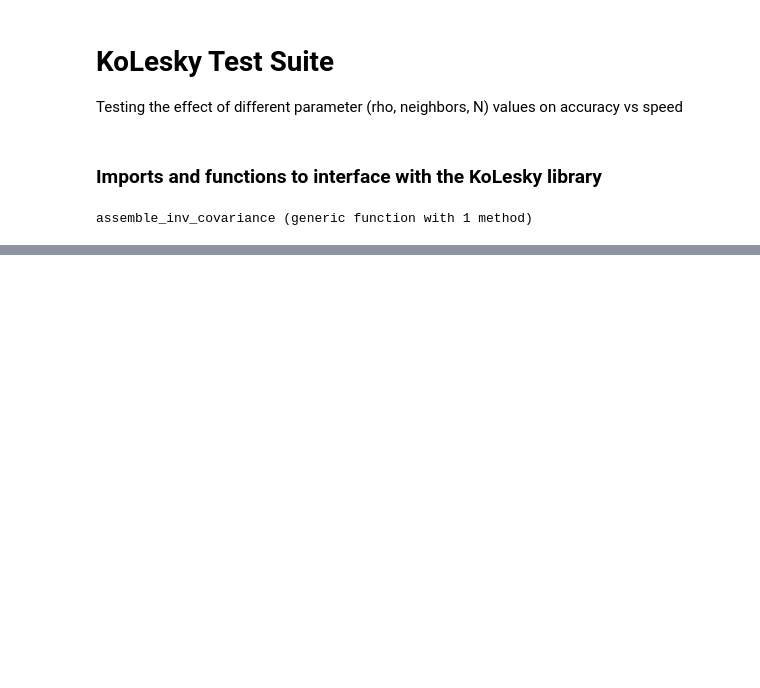
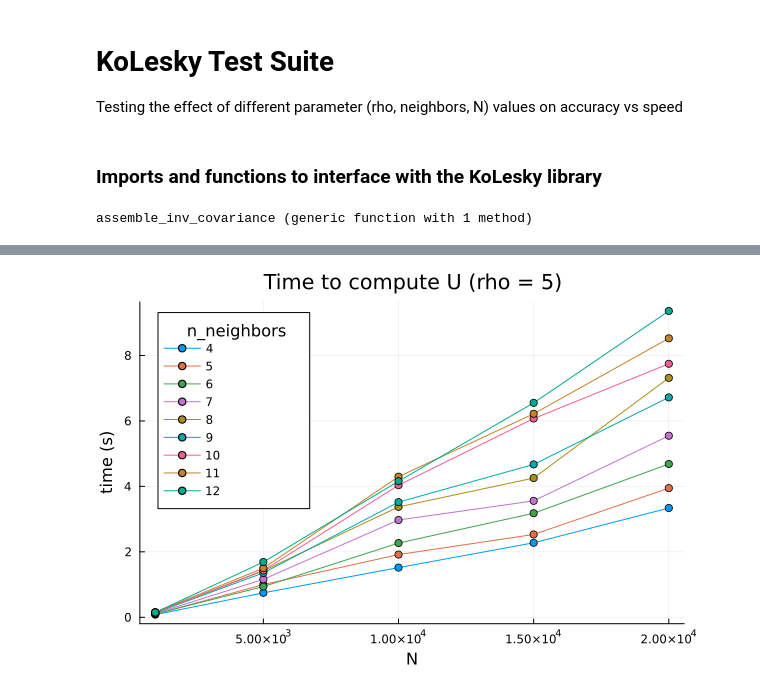
Before and after one commit to AkiTsuruta/MI-AIM, a Jupyter notebook: julia/KoLeskyTestSuite.ipynb, the cells around one changed output, grey strips where cells are left out. Saved outputs shown, nothing was run; the diff lists cells and outputs as text; code cells hidden in the pictures; blank space fills up the shorter version.

```diff
--- a/julia/KoLeskyTestSuite.ipynb
+++ b/julia/KoLeskyTestSuite.ipynb
@@ -122,0 +233,10 @@ df
+# %%
+rho_fixed = 5
+
+
+df |>
+    @filter(_.rho == rho_fixed) |>
+    @df plot(:N, :time, group = :n_neighbors, xlabel = "N", ylabel = "time (s)", marker = :circle,
+    legend_title = "n_neighbors", title = "Time to compute U (rho = $rho_fixed)")
+# %% [output]
+[figure, added]
```
Also changed, not shown: parts of 28 cells of this notebook, 1 other file.
